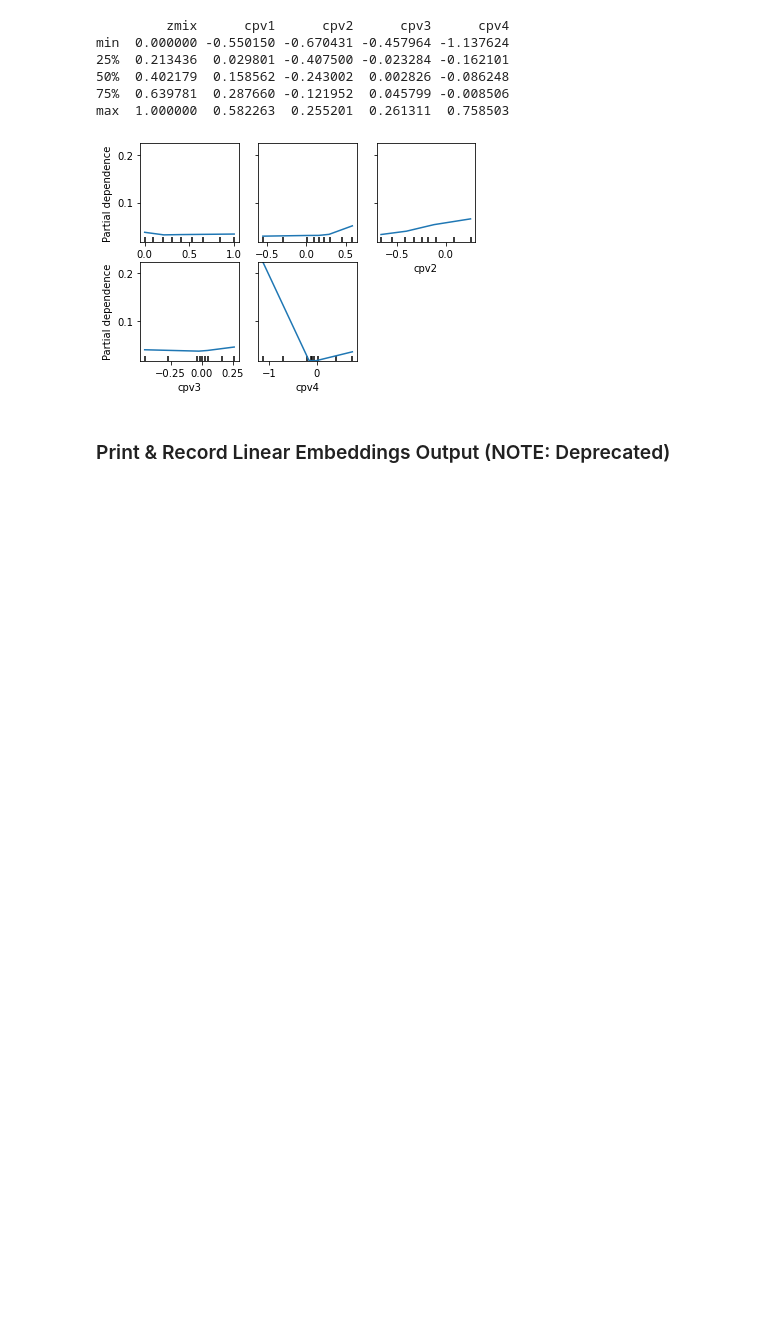
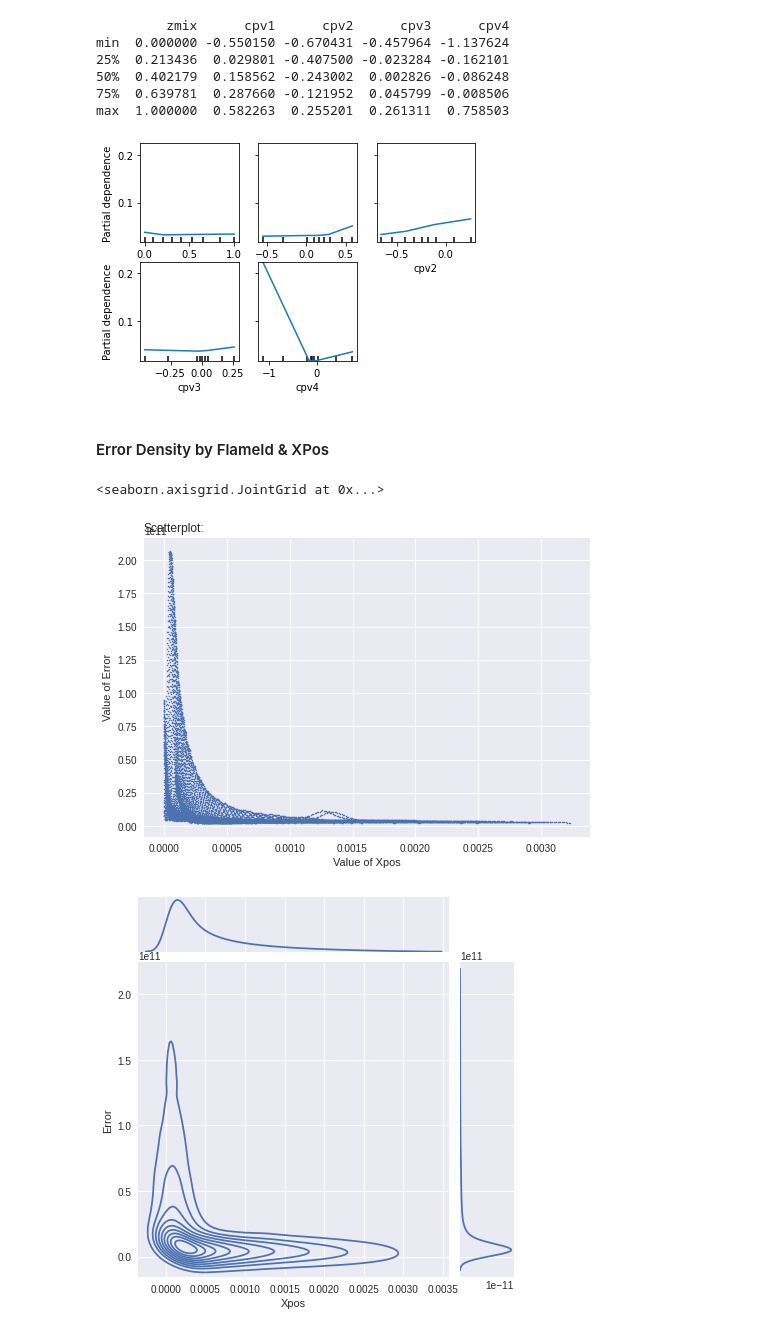
Before and after one commit to amolsalunkhe/ChemTab, a Jupyter notebook: src/main-notebook.ipynb, the cells around one changed output. Drawn from its saved outputs; the diff is of its cells as text; code cells hidden in the pictures; blank space fills up the shorter version.

Commit message:
commiting first draft of alternative source term prediction

```diff
--- a/src/main-notebook.ipynb
+++ b/src/main-notebook.ipynb
@@ -196,5 +219,3 @@ min  0.000000 -0.550150 -0.670431 -0.457964 -1.137624
 75%  0.639781  0.287660 -0.121952  0.045799 -0.008506
 max  1.000000  0.582263  0.255201  0.261311  0.758503
 [figure]
-# %% [markdown]
-### Print & Record Linear Embeddings Output (NOTE: Deprecated)
@@ -240,0 +222,55 @@ plt.title('PCA Total Variance Comparison')
+# %%
+def getResiduals(Y_test,Y_pred):
+    evaluation_df_1 = pd.DataFrame()
+
+    evaluation_df_1['actual'] = Y_test.flatten()
+
+    evaluation_df_1['prediction'] = Y_pred.flatten()
+
+    evaluation_df_1['res'] = evaluation_df_1['actual'] - evaluation_df_1['prediction']
+
+    return evaluation_df_1['res'].values
+# %% [markdown]
+#### Error Density by FlameId & XPos
+# %%
+# TODO: Sanity check that this plots output ranges are correct? Seems like bug!
+
+import matplotlib.pyplot as plt
+import seaborn as sns
+%matplotlib inline
+
+# libraries and data
+plt.style.use('seaborn')
+
+opscaler = dm.outputScaler
+df = dp.getDataframe()
+X,Y,rom,Zmix = dm.getAllData()
+#X_train, X_test, Y_train, Y_test, rom_train, rom_test, zmix_train, zmix_test = dm.getTrainTestData()
+Y_test = Y
+Y_pred = bestModel.predict({"species_input":X, "zmix":Zmix})
+
+# TODO: check should there be inverse transform here?
+souener_pred = opscaler.inverse_transform(Y_pred)[:, 0]
+souener_test = opscaler.inverse_transform(Y_test)[:, 0]
+
+#residual/error
+
+residuals = getResiduals(souener_test,souener_pred)
+
+Xpos = df['Xpos']
+
+plt_df = pd.DataFrame()
+plt_df["Xpos"]=Xpos
+plt_df["Error"] = residuals
+# plot
+plt.plot( 'Xpos', 'Error', data=plt_df, linestyle='', marker='o',markersize=1.5)
+plt.xlabel('Value of Xpos')
+plt.ylabel('Value of Error')
+plt.title('Scatterplot:', loc='left')
+
+# 2D density + marginal distribution:
+sns.jointplot(x=plt_df.Xpos, y=plt_df.Error, kind='kde')
+# %% [output]
+<seaborn.axisgrid.JointGrid at 0x...>
+[figure, added]
+[figure, added]
```
Also changed, not shown: parts of 9 cells of this notebook, 8 other files.
